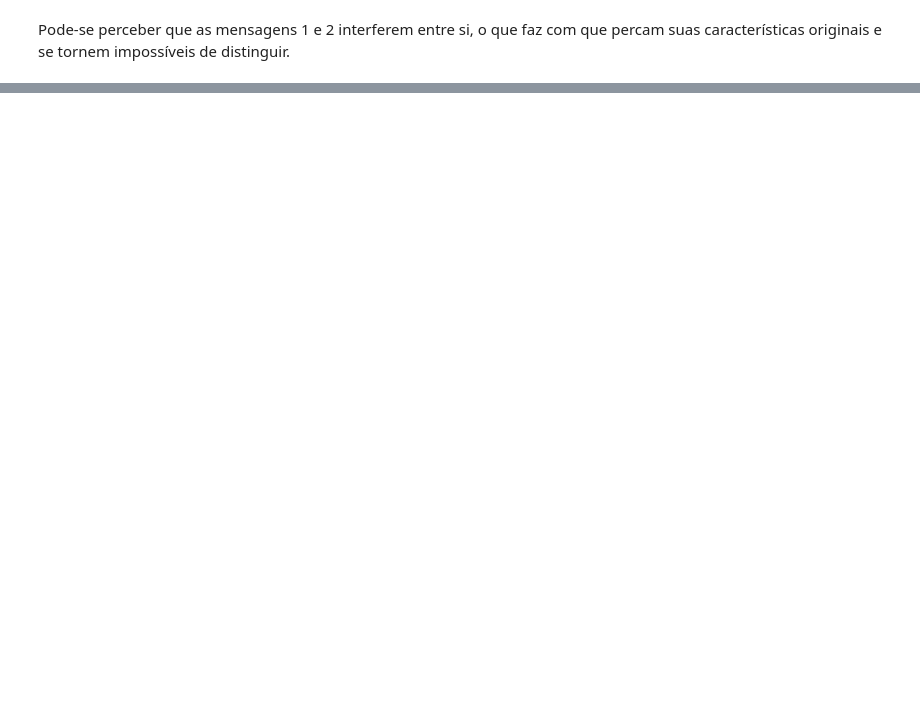
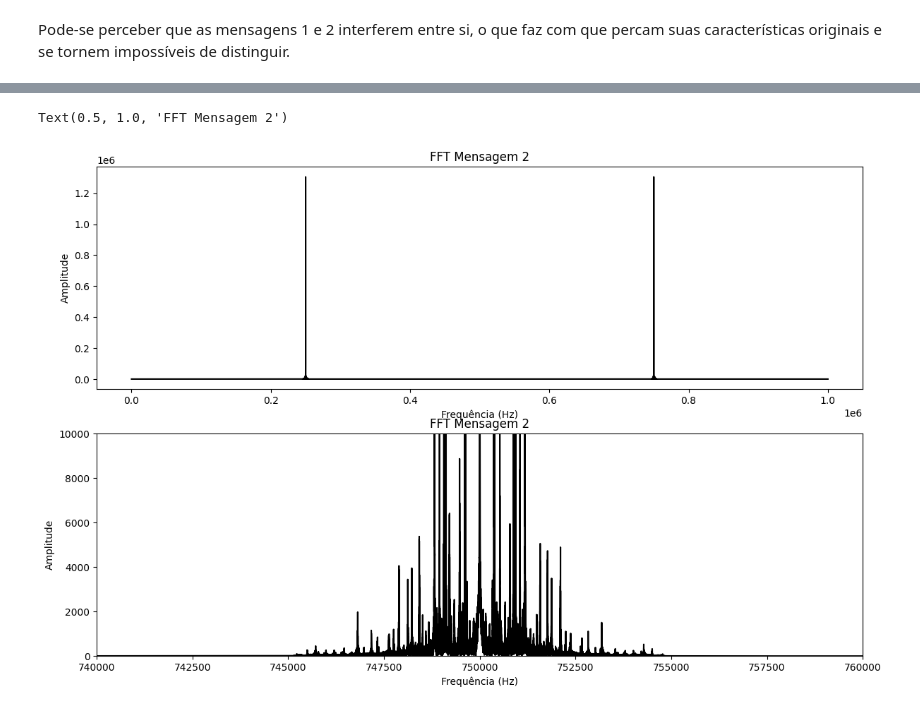
Before and after one commit to iyisakuma/PComunicacao, a Jupyter notebook: Atividade_1_Modulação_AM.ipynb, the cells around one changed output, grey strips where cells are left out. Saved outputs shown, nothing was run; the diff lists cells and outputs as text; code cells hidden in the pictures; blank space fills up the shorter version.

```diff
--- a/Atividade_1_Modulação_AM.ipynb
+++ b/Atividade_1_Modulação_AM.ipynb
@@ -432,0 +443,35 @@ Na demodulação AM usando detecção por envoltória, um filtro passa-faixa pod
+# %%
+low_pf = fc2 - freq_subamostragem
+high_pf = fc2 + freq_subamostragem
+ordem = 2
+
+b, a = butter(ordem, [low_pf, high_pf], btype='band', analog=False, output='ba', fs=freq_superamostragem)
+sinal_filtrado_base = filtfilt(b, a, channel)
+fft_sinal_filtrado_base = np.fft.fft(sinal_filtrado_base)
+
+
+N = len(fft_sinal_filtrado_base)
+n = np.arange(N)
+T = N/freq_superamostragem
+array_freq_sinal_filtrado_base  = n / T
+
+
+# Plot espectral da Mensagem 1
+plt.figure(figsize=(14, 9))
+
+plt.subplot(2, 1, 1)
+plt.plot(array_freq_sinal_filtrado_base, np.abs(fft_sinal_filtrado_base), 'k')
+plt.xlabel('Frequência (Hz)')
+plt.ylabel('Amplitude')
+plt.title('FFT Mensagem 2')
+
+plt.subplot(2, 1, 2)
+plt.plot(array_freq_sinal_filtrado_base, np.abs(fft_sinal_filtrado_base), 'k')
+plt.xlabel('Frequência (Hz)')
+plt.ylabel('Amplitude')
+plt.ylim(0, 10000)
+plt.xlim(7.4e5, 7.6e5)
+plt.title('FFT Mensagem 2')
+# %% [output]
+Text(0.5, 1.0, 'FFT Mensagem 2')
+[figure, added]
```
Also changed, not shown: parts of 17 cells of this notebook.
